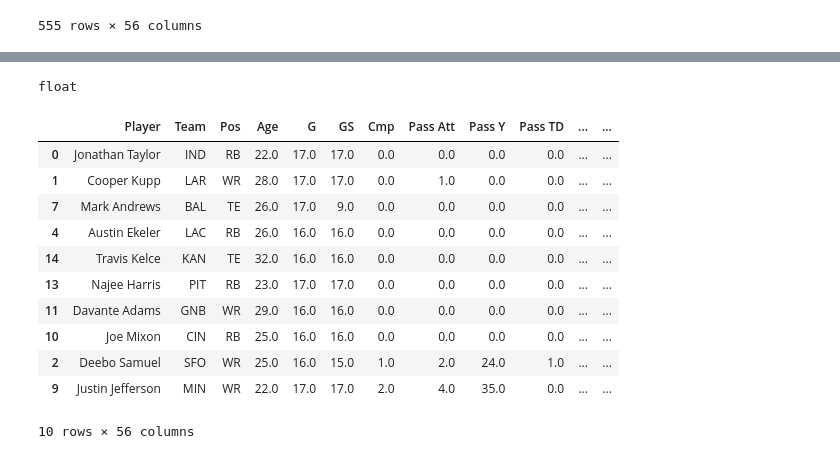
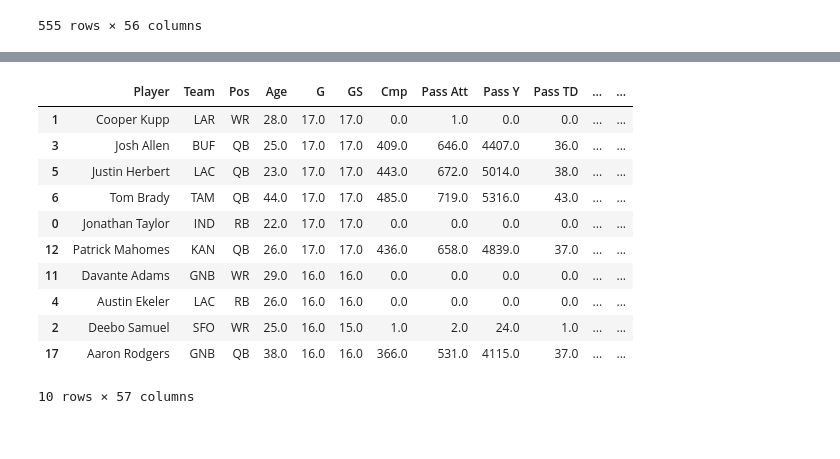
Before and after one commit to JSMitchem/fantasy_football_analysis, a Jupyter notebook: notebooks/capstone.ipynb, the cells around one changed output, grey strips where cells are left out. Cells and saved outputs as stored; diff of their text form; code cells hidden in the pictures.

```diff
--- a/notebooks/capstone.ipynb
+++ b/notebooks/capstone.ipynb
@@ -370,7 +379,7 @@ total
 555 rows × 53 columns
 # %%
 ADP = pd.read_csv('../data/2022_ADP.csv')
-ADP = ADP.drop(['Team', 'Bye', 'POS', 'ESPN', 'RTSports', 'MFL', 'Fantrax', 'FFC', 'Sleeper'], axis = 1)
+ADP = ADP.drop(['Team', 'Bye', 'ESPN', 'RTSports', 'MFL', 'Fantrax', 'FFC', 'Sleeper'], axis = 1)
 # %%
 total = total.merge(ADP, how = 'outer', on = ['Player'])
 total = total.rename(columns = {1: 'Week 1', 2: 'Week 2', 3: 'Week 3', 4: 'Week 4', 5: 'Week 5', 6: 'Week 6', 7: 'Week 7',
@@ -433,22 +441,18 @@ for ind, row in total.iterrows():
         total.loc[ind, 'BL Comp'] =((row['Points']-WR[WR['PosRank']==20]['Points'].item())/WR[WR['PosRank']==20]['Points'].item())*100
     elif row['Pos'] == 'TE':
         total.loc[ind, 'BL Comp'] =((row['Points']-TE[TE['PosRank']==10]['Points'].item())/TE[TE['PosRank']==10]['Points'].item())*100
-# %%
-type(QB.loc[QB['PosRank'] == 10]['Points'].item())
-# %% [output]
-float
 # %%
-total.sort_values(by='BL Comp', ascending = False).head(10)
+total.sort_values(by='Points', ascending = False).head(10)
 # %% [output]
 |  | Player | Team | Pos | Age | G | GS | Cmp | Pass Att | Pass Y | Pass TD | ... | ... |
+| 1 | Cooper Kupp | LAR | WR | 28.0 | 17.0 | 17.0 | 0.0 | 1.0 | 0.0 | 0.0 | ... | ... |
+| 3 | Josh Allen | BUF | QB | 25.0 | 17.0 | 17.0 | 409.0 | 646.0 | 4407.0 | 36.0 | ... | ... |
+| 5 | Justin Herbert | LAC | QB | 23.0 | 17.0 | 17.0 | 443.0 | 672.0 | 5014.0 | 38.0 | ... | ... |
+| 6 | Tom Brady | TAM | QB | 44.0 | 17.0 | 17.0 | 485.0 | 719.0 | 5316.0 | 43.0 | ... | ... |
 | 0 | Jonathan Taylor | IND | RB | 22.0 | 17.0 | 17.0 | 0.0 | 0.0 | 0.0 | 0.0 | ... | ... |
-| 1 | Cooper Kupp | LAR | WR | 28.0 | 17.0 | 17.0 | 0.0 | 1.0 | 0.0 | 0.0 | ... | ... |
-| 7 | Mark Andrews | BAL | TE | 26.0 | 17.0 | 9.0 | 0.0 | 0.0 | 0.0 | 0.0 | ... | ... |
+| 12 | Patrick Mahomes | KAN | QB | 26.0 | 17.0 | 17.0 | 436.0 | 658.0 | 4839.0 | 37.0 | ... | ... |
+| 11 | Davante Adams | GNB | WR | 29.0 | 16.0 | 16.0 | 0.0 | 0.0 | 0.0 | 0.0 | ... | ... |
 | 4 | Austin Ekeler | LAC | RB | 26.0 | 16.0 | 16.0 | 0.0 | 0.0 | 0.0 | 0.0 | ... | ... |
-| 14 | Travis Kelce | KAN | TE | 32.0 | 16.0 | 16.0 | 0.0 | 0.0 | 0.0 | 0.0 | ... | ... |
-| 13 | Najee Harris | PIT | RB | 23.0 | 17.0 | 17.0 | 0.0 | 0.0 | 0.0 | 0.0 | ... | ... |
-| 11 | Davante Adams | GNB | WR | 29.0 | 16.0 | 16.0 | 0.0 | 0.0 | 0.0 | 0.0 | ... | ... |
-| 10 | Joe Mixon | CIN | RB | 25.0 | 16.0 | 16.0 | 0.0 | 0.0 | 0.0 | 0.0 | ... | ... |
 | 2 | Deebo Samuel | SFO | WR | 25.0 | 16.0 | 15.0 | 1.0 | 2.0 | 24.0 | 1.0 | ... | ... |
-| 9 | Justin Jefferson | MIN | WR | 22.0 | 17.0 | 17.0 | 2.0 | 4.0 | 35.0 | 0.0 | ... | ... |
+| 17 | Aaron Rodgers | GNB | QB | 38.0 | 16.0 | 16.0 | 366.0 | 531.0 | 4115.0 | 37.0 | ... | ... |
-10 rows × 56 columns
+10 rows × 57 columns
```
Also changed, not shown: parts of 17 cells of this notebook, 6 other files.
